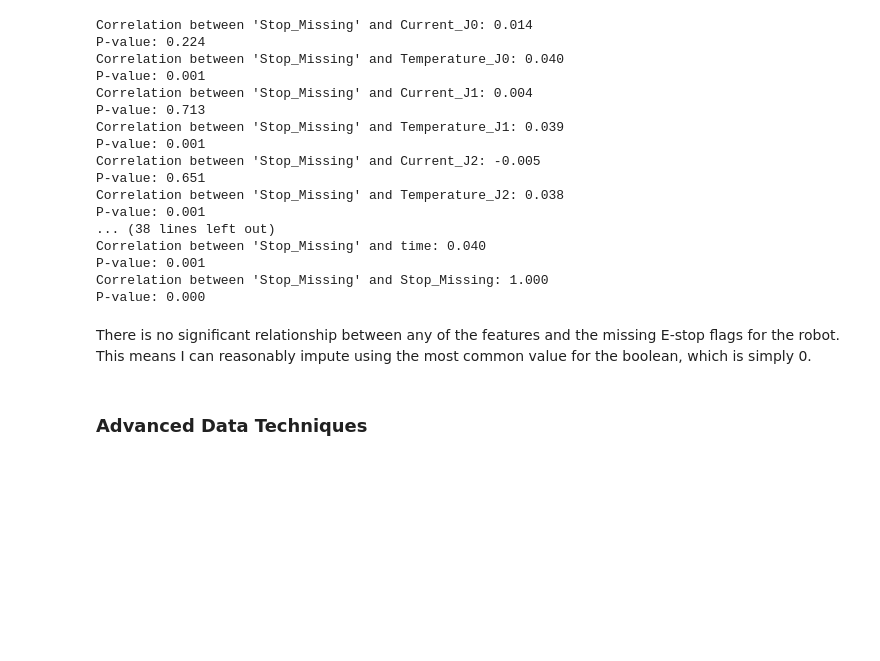
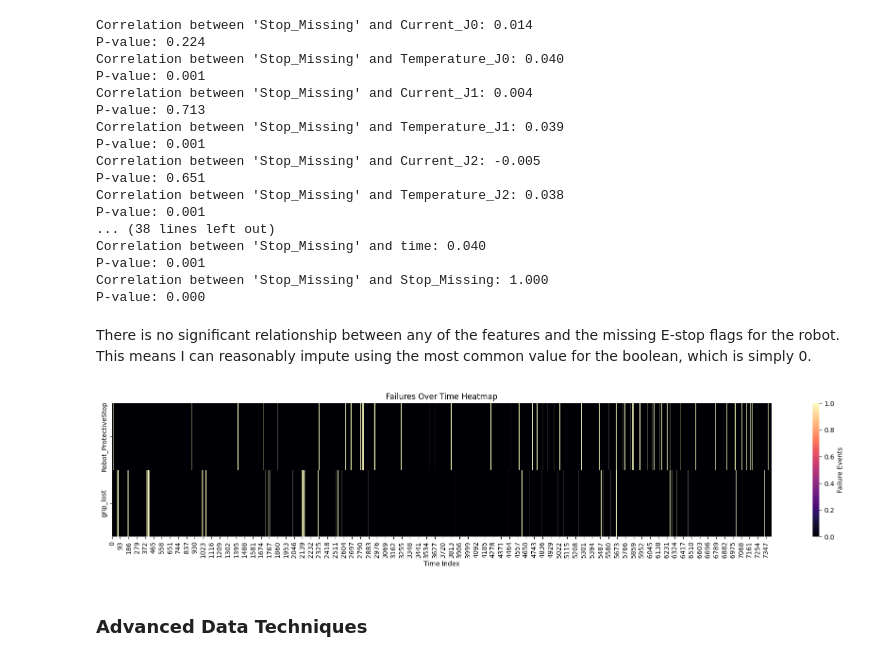
Before and after one commit to toazbenj/cmse830_fds, a Jupyter notebook: project/cobot_ops.ipynb, the cells around one changed output. Drawn from its saved outputs; the diff is of its cells as text; code cells hidden in the pictures; blank space fills up the shorter version.

Commit message:
histograms, fail heatmap,  corr matrices

```diff
--- a/project/cobot_ops.ipynb
+++ b/project/cobot_ops.ipynb
@@ -204,3 +200,19 @@ P-value: 0.000
 There is no significant relationship between any of the features and the missing E-stop flags for the robot. This means I can reasonably impute using the most common value for the boolean, which is simply 0.
 # %%
 df_cobots.fillna({'Robot_ProtectiveStop': 0}, inplace=True)
+df_cobots['grip_lost'] = df_cobots['grip_lost'].astype(int)
+# %%
+import seaborn as sns
+import matplotlib.pyplot as plt
+
+# Transpose so time is on y-axis and features on x-axis
+df_failures = df_cobots[['Robot_ProtectiveStop', 'grip_lost']].T
+
+plt.figure(figsize=(18, 4))
+sns.heatmap(df_failures, cmap='magma', cbar_kws={"label": "Failure Events"})
+plt.xlabel('Time Index')
+plt.title('Failures Over Time Heatmap')
+plt.tight_layout()
+plt.show()
+# %% [output]
+[figure, added]
```
Also changed, not shown: parts of 3 cells of this notebook, 1 other file.
